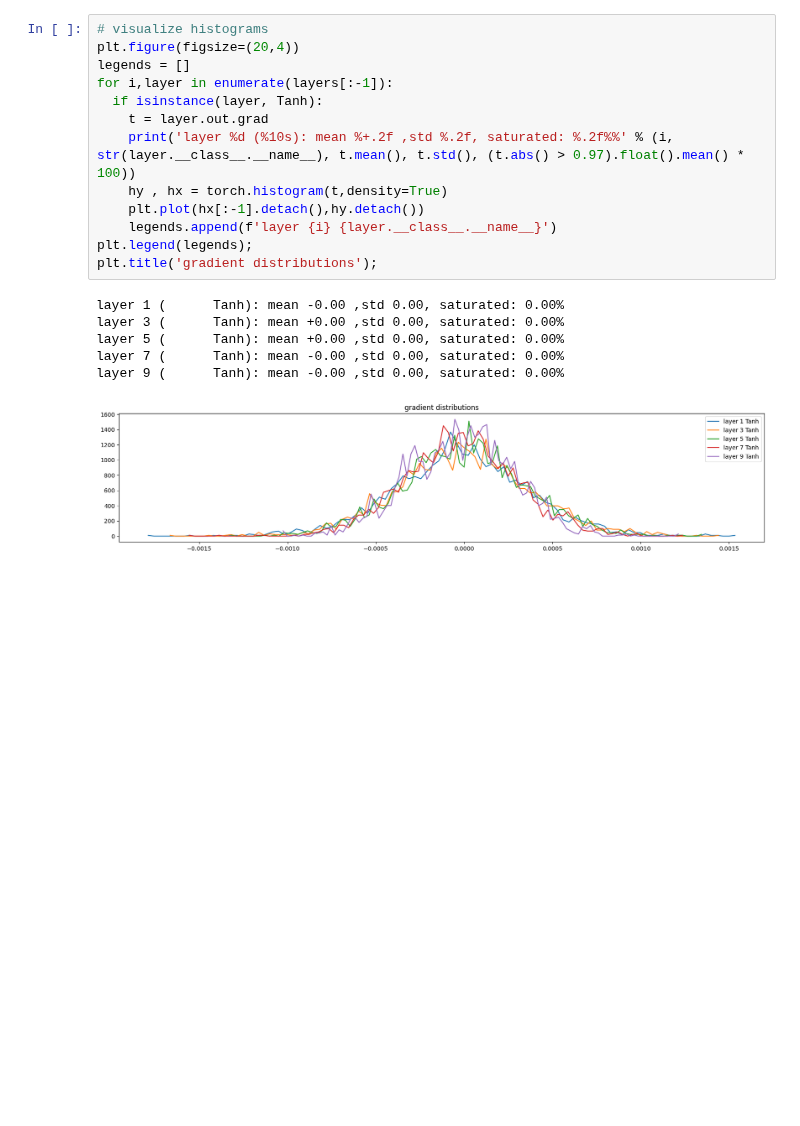
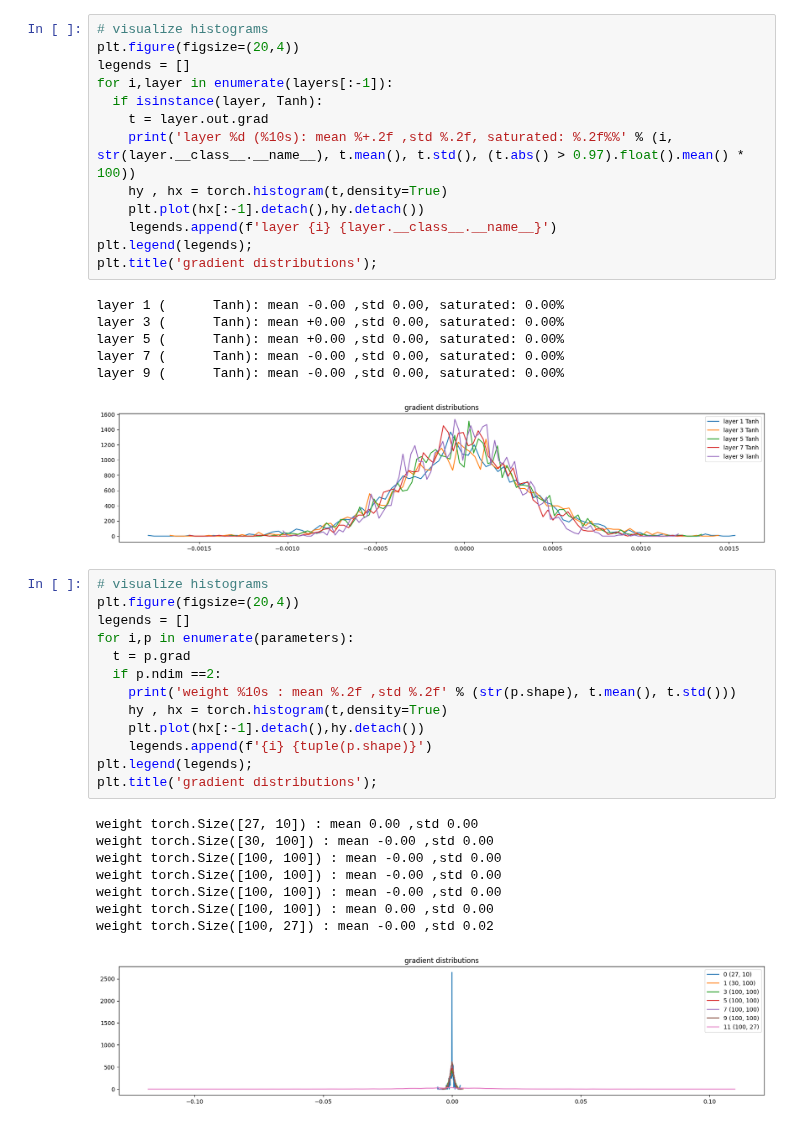
Before and after one commit to Dhruvrana8/Deeplearning-Project, a Jupyter notebook: notebook/build_makemore_mlp2.ipynb, the cells around one changed output. Cells and saved outputs as stored; diff of their text form; blank space fills up the shorter version.

Commit message:
added the plot for parameters

```diff
--- a/notebook/build_makemore_mlp2.ipynb
+++ b/notebook/build_makemore_mlp2.ipynb
@@ -527,3 +527,25 @@ layer 5 (      Tanh): mean +0.00 ,std 0.00, saturated: 0.00%
 layer 7 (      Tanh): mean -0.00 ,std 0.00, saturated: 0.00%
 layer 9 (      Tanh): mean -0.00 ,std 0.00, saturated: 0.00%
 [figure]
+# %%
+# visualize histograms
+plt.figure(figsize=(20,4))
+legends = []
+for i,p in enumerate(parameters):
+  t = p.grad
+  if p.ndim ==2:
+    print('weight %10s : mean %.2f ,std %.2f' % (str(p.shape), t.mean(), t.std()))
+    hy , hx = torch.histogram(t,density=True)
+    plt.plot(hx[:-1].detach(),hy.detach())
+    legends.append(f'{i} {tuple(p.shape)}')
+plt.legend(legends);
+plt.title('gradient distributions');
+# %% [output]
+weight torch.Size([27, 10]) : mean 0.00 ,std 0.00
+weight torch.Size([30, 100]) : mean -0.00 ,std 0.00
+weight torch.Size([100, 100]) : mean -0.00 ,std 0.00
+weight torch.Size([100, 100]) : mean -0.00 ,std 0.00
+weight torch.Size([100, 100]) : mean -0.00 ,std 0.00
+weight torch.Size([100, 100]) : mean 0.00 ,std 0.00
+weight torch.Size([100, 27]) : mean -0.00 ,std 0.02
+[figure, added]
```
